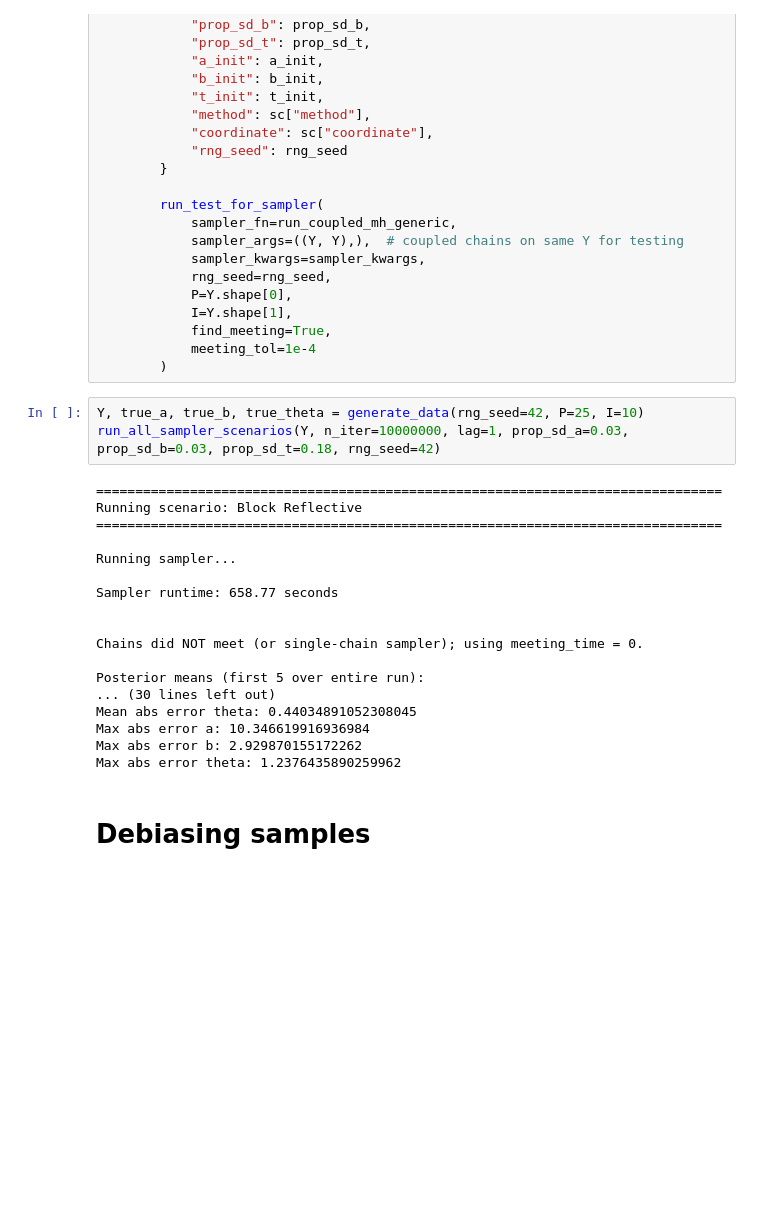
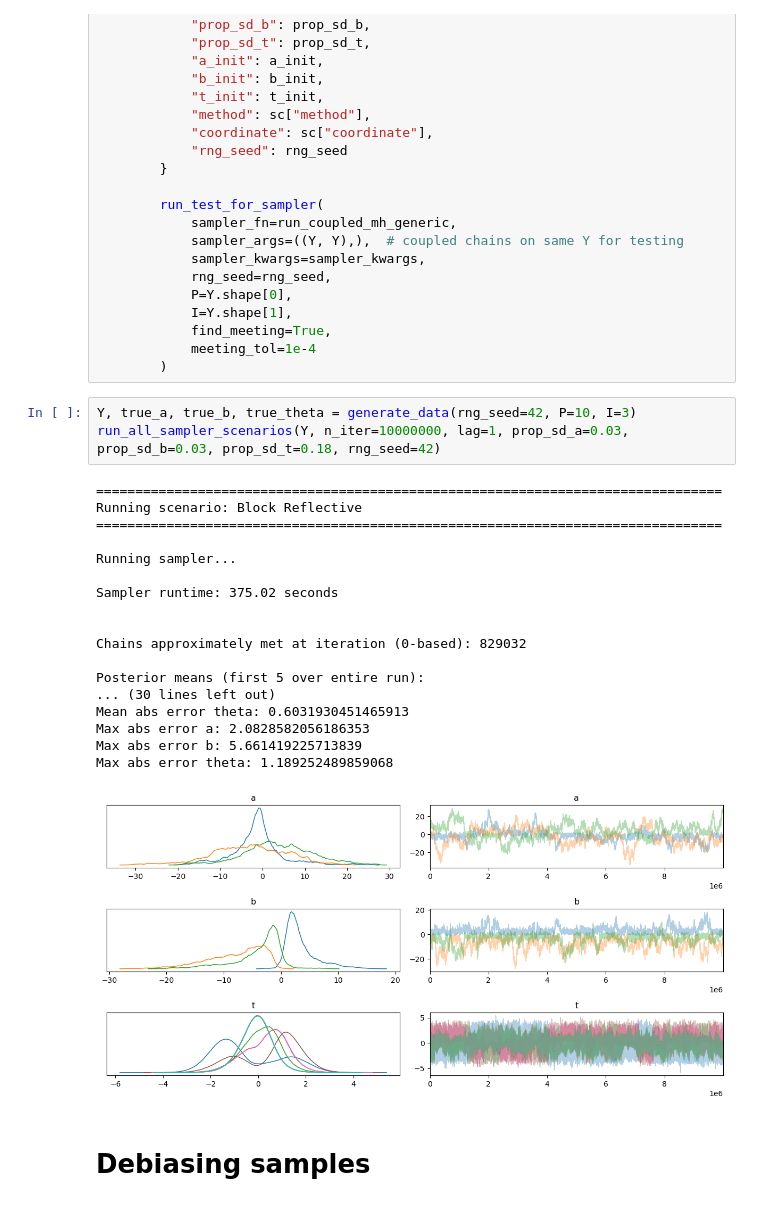
Before and after one commit to brianxiang123/Unbiased_MCMC, a Jupyter notebook: Modular_MH_IRT.ipynb, the cells around one changed output. Drawn from its saved outputs; the diff is of its cells as text; blank space fills up the shorter version.

```diff
--- a/Modular_MH_IRT.ipynb
+++ b/Modular_MH_IRT.ipynb
@@ -899,26 +899,27 @@ def run_all_sampler_scenarios(Y, n_iter=2000, lag=1, prop_sd_a=0.03, prop_sd_b=0
             meeting_tol=1e-4
         )
 # %%
-Y, true_a, true_b, true_theta = generate_data(rng_seed=42, P=25, I=10)
+Y, true_a, true_b, true_theta = generate_data(rng_seed=42, P=10, I=3)
 run_all_sampler_scenarios(Y, n_iter=10000000, lag=1, prop_sd_a=0.03, prop_sd_b=0.03, prop_sd_t=0.18, rng_seed=42)
 # %% [output]
 ================================================================================
 Running scenario: Block Reflective
 ================================================================================
 
 Running sampler...
 
-Sampler runtime: 658.77 seconds
+Sampler runtime: 375.02 seconds
 
 
-Chains did NOT meet (or single-chain sampler); using meeting_time = 0.
+Chains approximately met at iteration (0-based): 829032
 
 Posterior means (first 5 over entire run):
 ... (30 lines left out)
-Mean abs error theta: 0.44034891052308045
-Max abs error a: 10.346619916936984
-Max abs error b: 2.929870155172262
-Max abs error theta: 1.2376435890259962
+Mean abs error theta: 0.6031930451465913
+Max abs error a: 2.0828582056186353
+Max abs error b: 5.661419225713839
+Max abs error theta: 1.189252489859068
+[figure, added]
 # %% [markdown]
 # Debiasing samples
 # %% [markdown]
```
Also changed, not shown: parts of 1 cell of this notebook, 6 other files.
